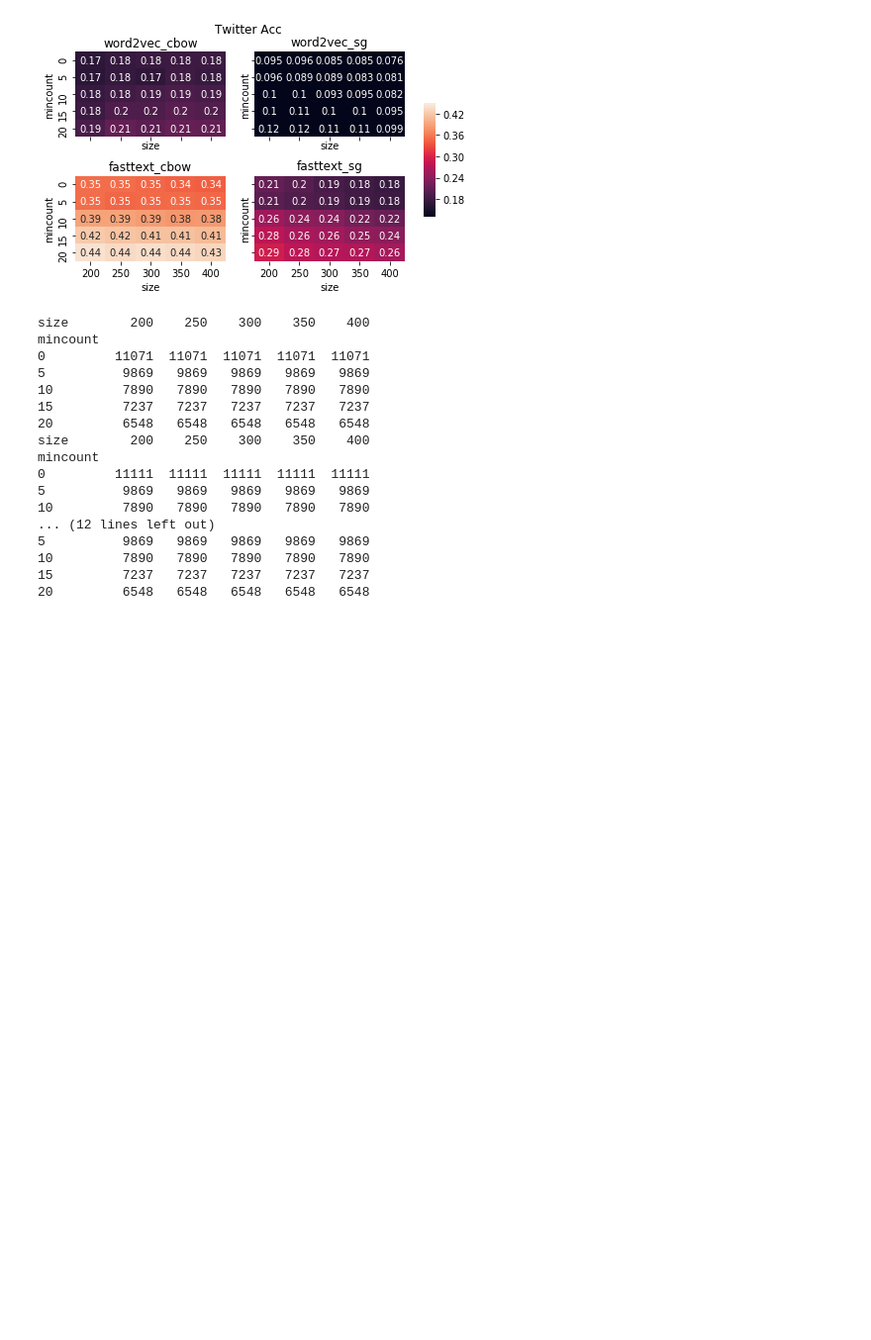
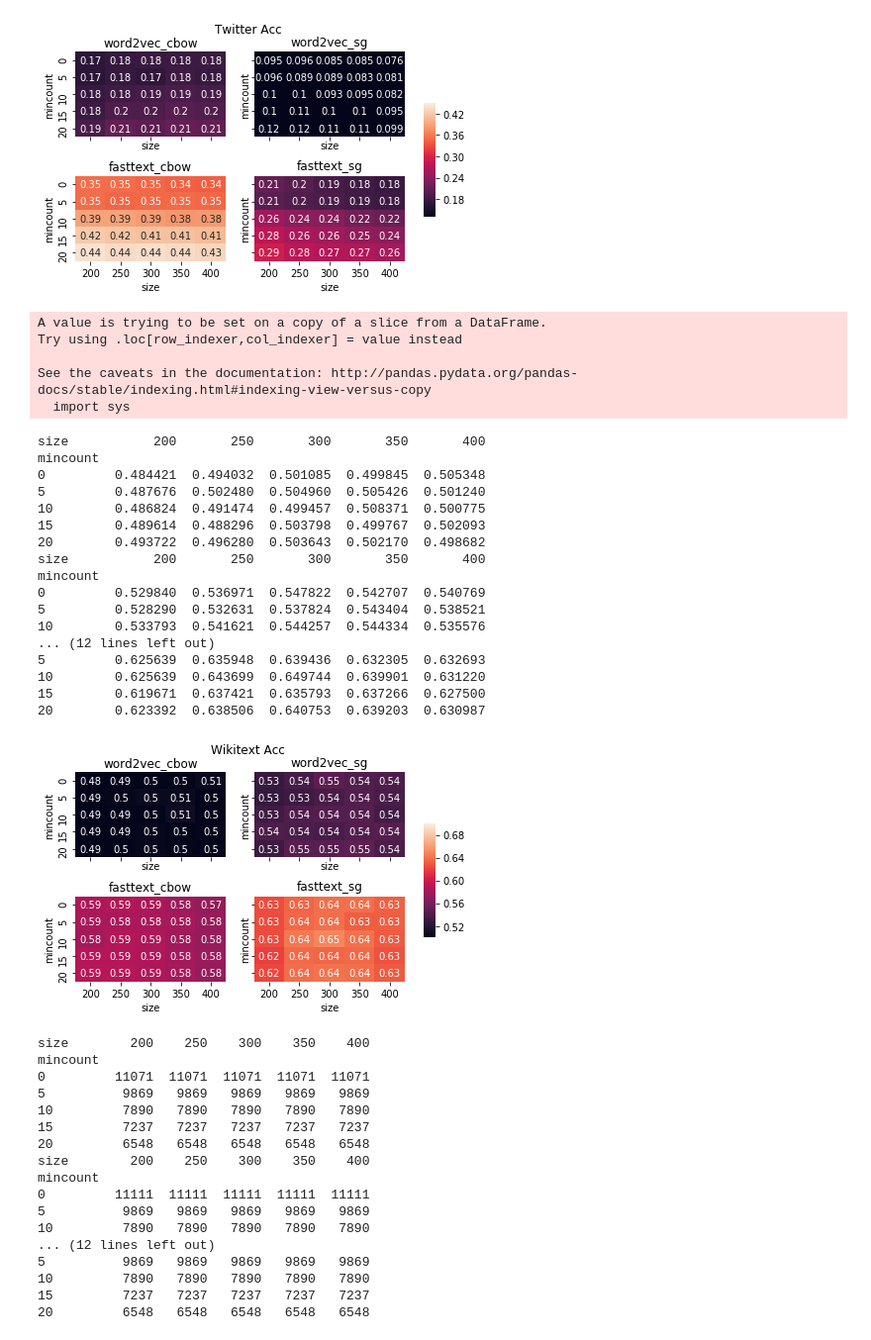
Before and after one commit to jiaojiaoloveu/WordEmbedding-SubCulture, a Jupyter notebook: src/plot_result.ipynb, the cells around one changed output. Shown at 99% size. Drawn from its saved outputs; the diff is of its cells as text; code cells hidden in the pictures; blank space fills up the shorter version.

```diff
--- a/src/plot_result.ipynb
+++ b/src/plot_result.ipynb
@@ -246,6 +288,32 @@ mincount
 15        0.278974  0.264352  0.258253  0.246860  0.241478
 20        0.293557  0.279906  0.273129  0.271165  0.261540
 [figure]
+# %%
+plot_heatmap_question(df, 'wikitext', 0.5, 0.7)
+# %% [output]
+A value is trying to be set on a copy of a slice from a DataFrame.
+Try using .loc[row_indexer,col_indexer] = value instead
+
+See the caveats in the documentation: http://pandas.pydata.org/pandas-docs/stable/indexing.html#indexing-view-versus-copy
+  import sys
+size           200       250       300       350       400
+mincount
+0         0.484421  0.494032  0.501085  0.499845  0.505348
+5         0.487676  0.502480  0.504960  0.505426  0.501240
+10        0.486824  0.491474  0.499457  0.508371  0.500775
+15        0.489614  0.488296  0.503798  0.499767  0.502093
+20        0.493722  0.496280  0.503643  0.502170  0.498682
+size           200       250       300       350       400
+mincount
+0         0.529840  0.536971  0.547822  0.542707  0.540769
+5         0.528290  0.532631  0.537824  0.543404  0.538521
+10        0.533793  0.541621  0.544257  0.544334  0.535576
+... (12 lines left out)
+5         0.625639  0.635948  0.639436  0.632305  0.632693
+10        0.625639  0.643699  0.649744  0.639901  0.631220
+15        0.619671  0.637421  0.635793  0.637266  0.627500
+20        0.623392  0.638506  0.640753  0.639203  0.630987
+[figure, added]
 # %%
 def print_heatmap_question_coverage(df, corpus):
     heatmap_list = []
```
Also changed, not shown: parts of 11 cells of this notebook, 1 other file.
